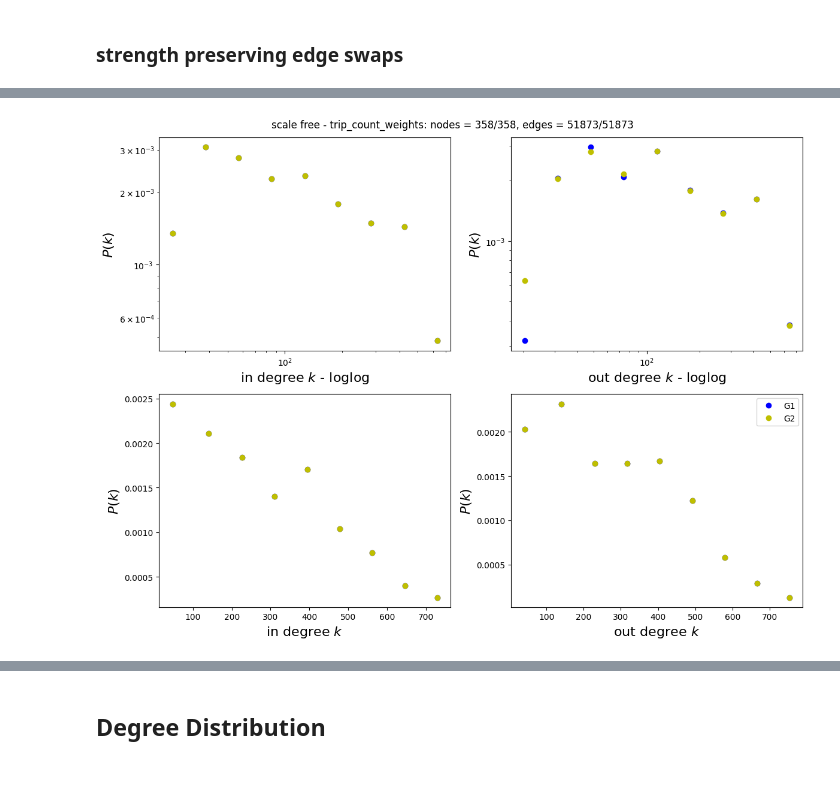
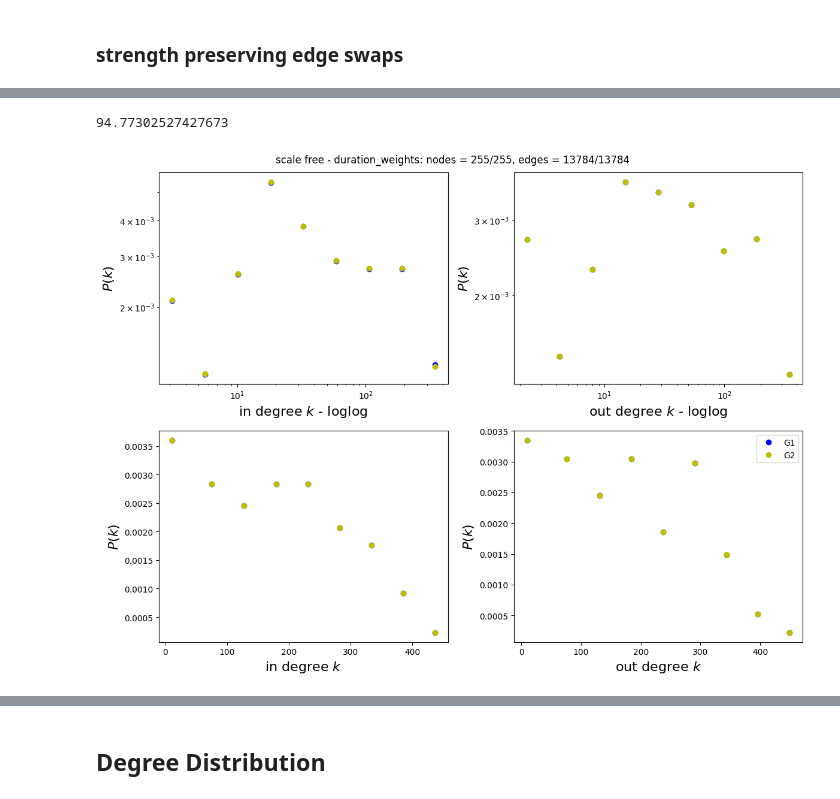
Before and after one commit to Pmoonesi/CPSC672-FundofSocNtwkAnalandDataMining, a Jupyter notebook: testing/Toronto Bike Share Project.ipynb, the cells around one changed output, grey strips where cells are left out. Saved outputs shown, nothing was run; the diff lists cells and outputs as text; code cells hidden in the pictures.

```diff
--- a/Toronto Bike Share Project.ipynb
+++ b/testing/Toronto Bike Share Project.ipynb
@@ -940,4 +857,7 @@ distance_matrix = np.loadtxt('geocoding/distance_matrix.txt')
 # %%
-stations_df = pd.read_csv('stations.csv')
+stations_df = pd.read_csv('geocoding/grouped_stations.csv')
 # %%
 stations_df['Id'] = stations_df['Id'].astype('str')
+current_stations_df = stations_df[stations_df['Id'].isin(list(G.nodes()))].reset_index(names='old_index')
+nodes_indices = current_stations_df['old_index'].to_numpy()
+nodes_distances = distance_matrix[np.ix_(nodes_indices, nodes_indices)]
@@ -1292,0 +864,3 @@ G_swap_annealing_new, _ = strength_preserving_rand_sa_dir_dist(G, weight_list=['
+# %%
+ind_to_key = current_stations_df['Id'].to_dict()
+key_to_ind = {str(v):k for k,v in ind_to_key.items()}
@@ -1293,4 +884,16 @@ G_swap_annealing_new, _ = strength_preserving_rand_sa_dir_dist(G, weight_list=['
+# %%
+from null_models.strength_preserving import strength_preserving_rand_sa_dir_dist
+
+start = time.time()
+
+G_swap_annealing = strength_preserving_rand_sa_dir_dist(G, nodes_distances, key_to_ind, ind_to_key, weight_list=['duration_weights', 'trip_count_weights', 'tpd_weights'], rewiring_method='double')
+
+end = time.time()
+
+print(end - start)
+# %% [output]
+94.77302527427673
 # %%
-compare_func3(G, G_swap_annealing_new, 'scale free', weight="trip_count_weights")
+compare_dists(G, G_swap_annealing, 'scale free', weight="duration_weights")
 # %% [output]
-[figure, old version]
+[figure, new version]
```
Also changed, not shown: parts of 11 cells of this notebook, 17 other files.
